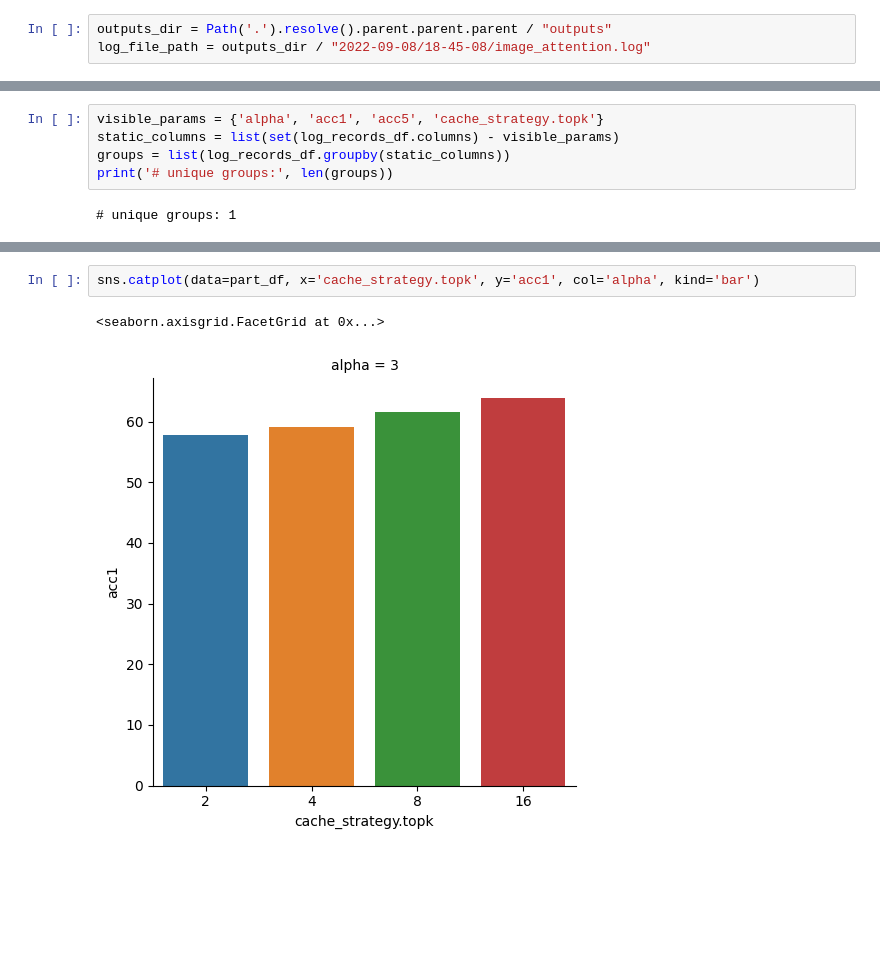
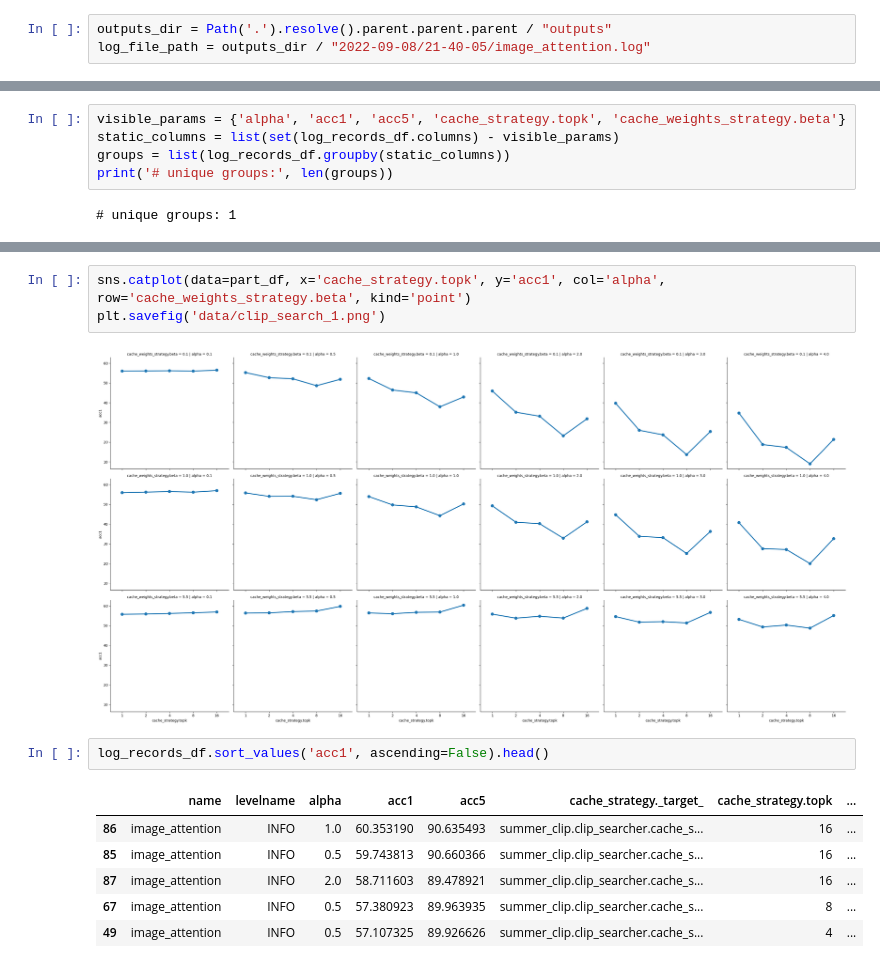
Before and after one commit to myrachins/summer-clip, a Jupyter notebook: summer_clip/clip_searcher/runs_analysis/result_tables.ipynb, the cells around one changed output, grey strips where cells are left out. Cells and saved outputs as stored; diff of their text form; blank space fills up the shorter version.

```diff
--- a/summer_clip/clip_searcher/runs_analysis/result_tables.ipynb
+++ b/summer_clip/clip_searcher/runs_analysis/result_tables.ipynb
@@ -9,6 +10,6 @@ import seaborn as sns
 # %%
 outputs_dir = Path('.').resolve().parent.parent.parent / "outputs"
-log_file_path = outputs_dir / "2022-09-08/18-45-08/image_attention.log"
+log_file_path = outputs_dir / "2022-09-08/21-40-05/image_attention.log"
 # %%
 def load_records(log_path: Path) -> tp.List[tp.Dict[str, tp.Any]]:
     with open(log_path) as f:
@@ -28,5 +30,5 @@ log_records_df.head()
 # %%
-visible_params = {'alpha', 'acc1', 'acc5', 'cache_strategy.topk'}
+visible_params = {'alpha', 'acc1', 'acc5', 'cache_strategy.topk', 'cache_weights_strategy.beta'}
 static_columns = list(set(log_records_df.columns) - visible_params)
 groups = list(log_records_df.groupby(static_columns))
 print('# unique groups:', len(groups))
@@ -53,5 +47,14 @@ static_items  # type: ignore
 # %%
-sns.catplot(data=part_df, x='cache_strategy.topk', y='acc1', col='alpha', kind='bar')
+sns.catplot(data=part_df, x='cache_strategy.topk', y='acc1', col='alpha', row='cache_weights_strategy.beta', kind='point')
+plt.savefig('data/clip_search_1.png')
 # %% [output]
-<seaborn.axisgrid.FacetGrid at 0x...>
-[figure, old version]
+[figure, new version]
+# %%
+log_records_df.sort_values('acc1', ascending=False).head()
+# %% [output]
+|  | name | levelname | alpha | acc1 | acc5 | cache_strategy._target_ | cache_strategy.topk | ... |
+| 86 | image_attention | INFO | 1.0 | 60.353190 | 90.635493 | summer_clip.clip_searcher.cache_s... | 16 | ... |
+| 85 | image_attention | INFO | 0.5 | 59.743813 | 90.660366 | summer_clip.clip_searcher.cache_s... | 16 | ... |
+| 87 | image_attention | INFO | 2.0 | 58.711603 | 89.478921 | summer_clip.clip_searcher.cache_s... | 16 | ... |
+| 67 | image_attention | INFO | 0.5 | 57.380923 | 89.963935 | summer_clip.clip_searcher.cache_s... | 8 | ... |
+| 49 | image_attention | INFO | 0.5 | 57.107325 | 89.926626 | summer_clip.clip_searcher.cache_s... | 4 | ... |
```
Also changed, not shown: parts of 3 cells of this notebook, 4 other files.
